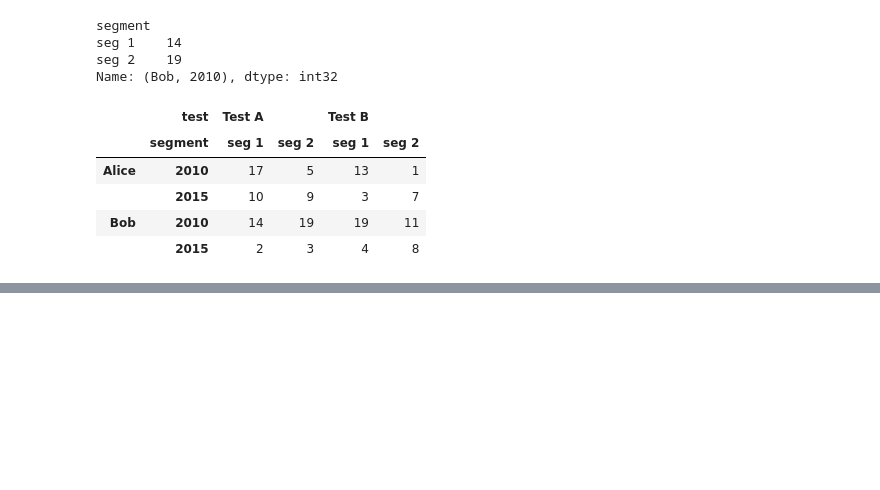
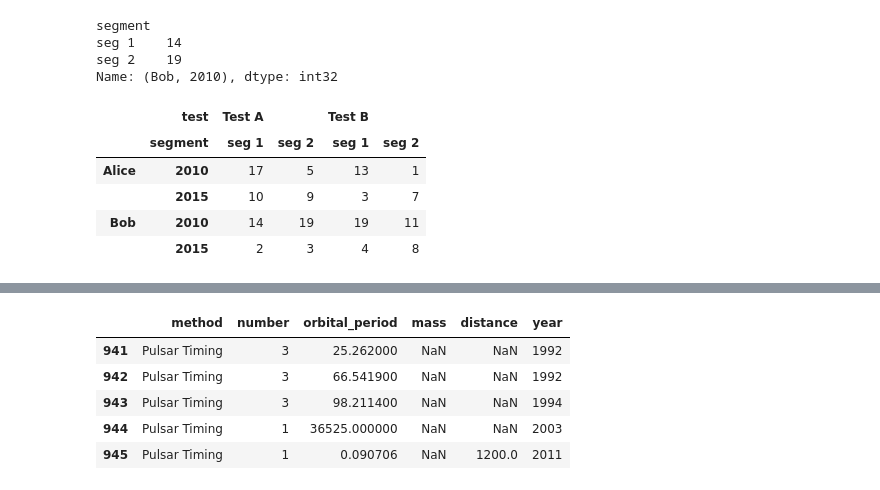
Before and after one commit to Asav7/DS_Sandbox, a Jupyter notebook: Python Data Science Handbook Notes.ipynb, the cells around one changed output, grey strips where cells are left out. Drawn from its saved outputs; the diff is of its cells as text; code cells hidden in the pictures; blank space fills up the shorter version.

```diff
--- a/Python Data Science Handbook Notes.ipynb
+++ b/Python Data Science Handbook Notes.ipynb
@@ -593,0 +679,9 @@ h_df.loc["Alice":"Bob"]
+# %%
+planets[planets["method"] == "Pulsar Timing"]
+# %% [output]
+|  | method | number | orbital_period | mass | distance | year |
+| 941 | Pulsar Timing | 3 | 25.262000 | NaN | NaN | 1992 |
+| 942 | Pulsar Timing | 3 | 66.541900 | NaN | NaN | 1992 |
+| 943 | Pulsar Timing | 3 | 98.211400 | NaN | NaN | 1994 |
+| 944 | Pulsar Timing | 1 | 36525.000000 | NaN | NaN | 2003 |
+| 945 | Pulsar Timing | 1 | 0.090706 | NaN | 1200.0 | 2011 |
```
Also changed, not shown: parts of 15 cells of this notebook.
